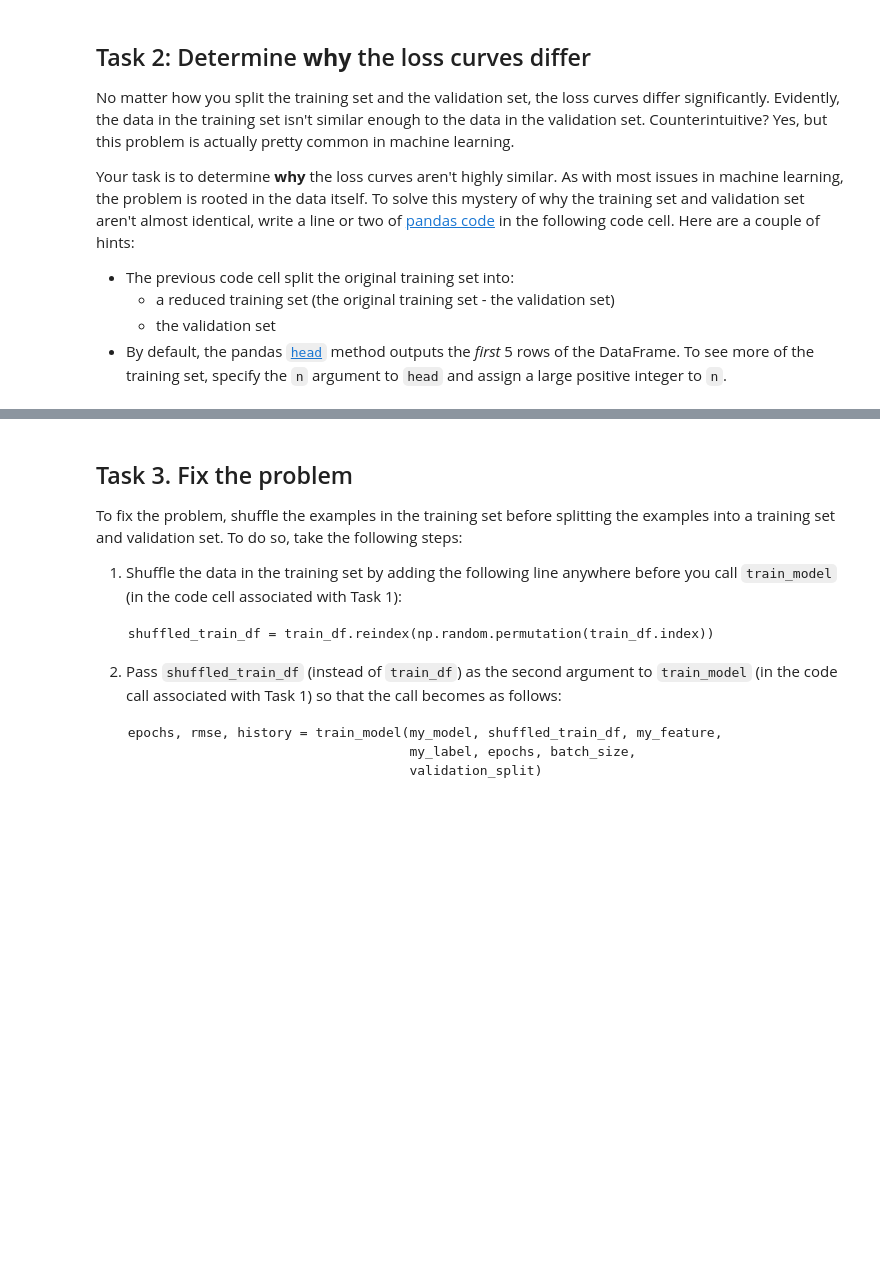
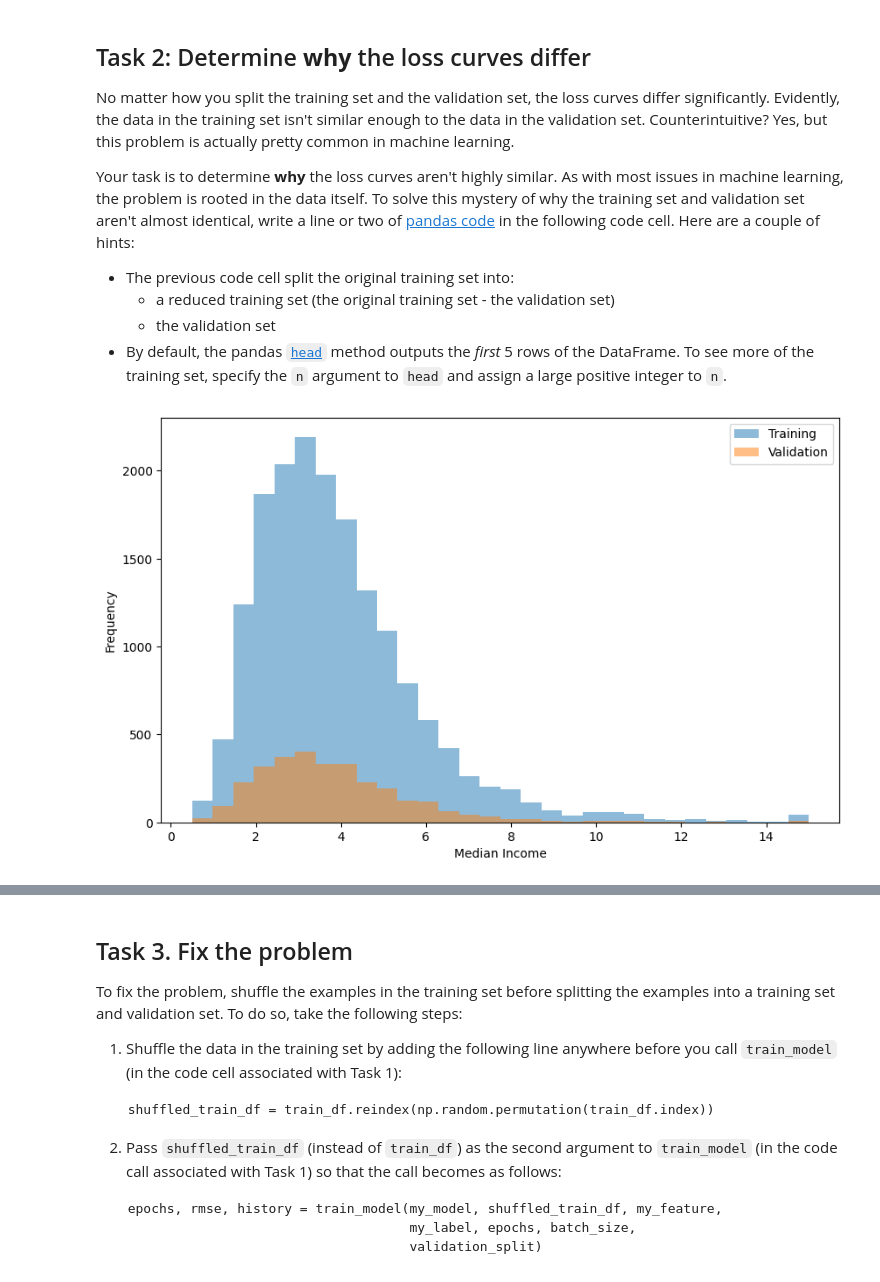
Before and after one commit to titooDiaz/MACHINE_LEARNING, a Jupyter notebook: PROYECTOS/APRENDIENDO EN EL CURSO DE GOOGLE/VALIDACION Y SETS DE DATOS.ipynb, the cells around one changed output, grey strips where cells are left out. Saved outputs shown, nothing was run; the diff lists cells and outputs as text; code cells hidden in the pictures; blank space fills up the shorter version.

```diff
--- a/PROYECTOS/APRENDIENDO EN EL CURSO DE GOOGLE/VALIDACION Y SETS DE DATOS.ipynb
+++ b/PROYECTOS/APRENDIENDO EN EL CURSO DE GOOGLE/VALIDACION Y SETS DE DATOS.ipynb
@@ -234,3 +240,19 @@ Your task is to determine **why** the loss curves aren't highly similar. As with
+# %%
+train_df.head()
+train_df.describe()
+test_df.describe()
+
+import matplotlib.pyplot as plt
+
+plt.figure(figsize=(10, 6))
+plt.hist(train_df['median_income'], bins=30, alpha=0.5, label='Training')
+plt.hist(test_df['median_income'], bins=30, alpha=0.5, label='Validation')
+plt.xlabel('Median Income')
+plt.ylabel('Frequency')
+plt.legend()
+plt.show()
+# %% [output]
+[figure, added]
 # %%
 #@title Double-click for a possible solution to Task 2.
 
```
Also changed, not shown: parts of 5 cells of this notebook.
